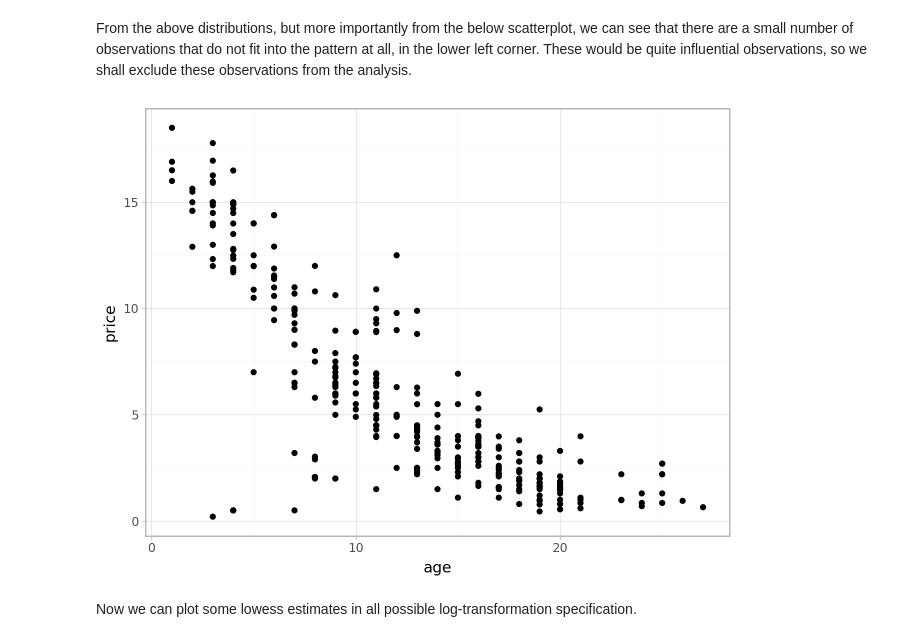
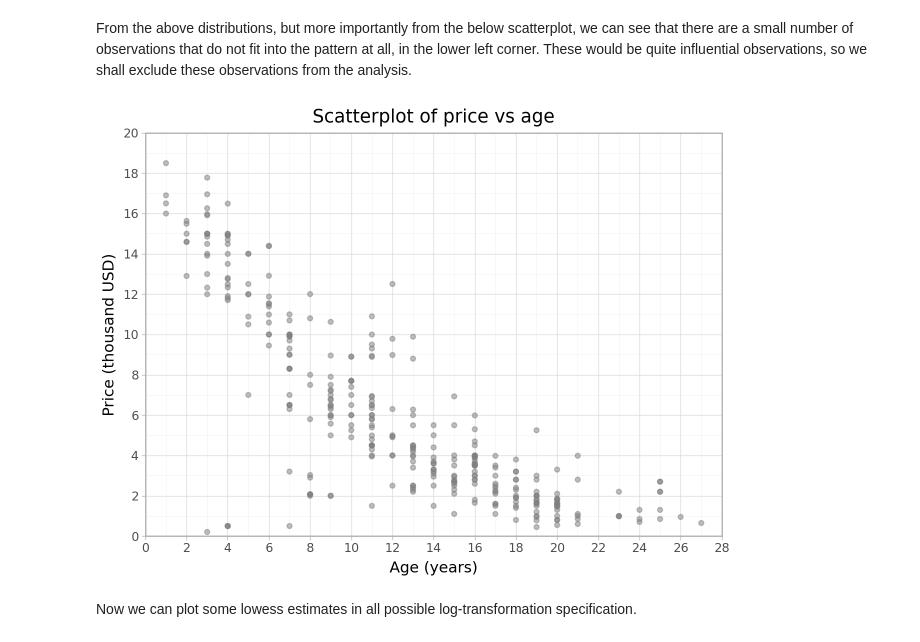
Before and after one commit to marton-nagy-marton/Coding1_assignment1, a Jupyter notebook: Matyas_Kovacs-Marton_Nagy_Coding1_HA1.ipynb, the cells around one changed output. Drawn from its saved outputs; the diff is of its cells as text; code cells hidden in the pictures.

```diff
--- a/Matyas_Kovacs-Marton_Nagy_Coding1_HA1.ipynb
+++ b/Matyas_Kovacs-Marton_Nagy_Coding1_HA1.ipynb
@@ -140,6 +140,8 @@ We shall also take a look at the log transformed distributions and summary stati
 # %%
 raw['ln_price'] = np.log(raw['price'])
 raw['ln_age'] = np.log(raw['age'])
+raw['age_sq'] = np.power(raw['age'],2)
+raw['ln_age_sq'] = np.power(raw['ln_age'],2)
 # %%
 raw[['ln_price','ln_age']].describe(percentiles=[0.05,0.25, 0.5, 0.75, 0.95]).T.applymap(lambda x: format(x, '.2f'))
 # %% [output]
@@ -357,12 +360,21 @@ From the above distributions, but more importantly from the below scatterplot, w
 # %%
 (
     ggplot(chicago)
     + aes(x = 'age', y = 'price')
-    + geom_point()
+    + geom_point(color = 'grey', alpha = 0.5)
     + theme_light()
+    + scale_x_continuous(expand=(0, 0),
+                         limits=(0, 28),
+                         breaks=np.arange(0,29,2)
+                        )
+    + scale_y_continuous(expand=(0, 0),
+                         limits = (0,20),
+                         breaks=np.arange(0,21,2)
+                        )
+    + labs(x = 'Age (years)', y = 'Price (thousand USD)', title = 'Scatterplot of price vs age')
 )
 # %% [output]
-[figure, old version]
+[figure, new version]
 # %%
 chicago = (chicago[
            ~((chicago['age'] < 10)
```
Also changed, not shown: parts of 27 cells of this notebook.
